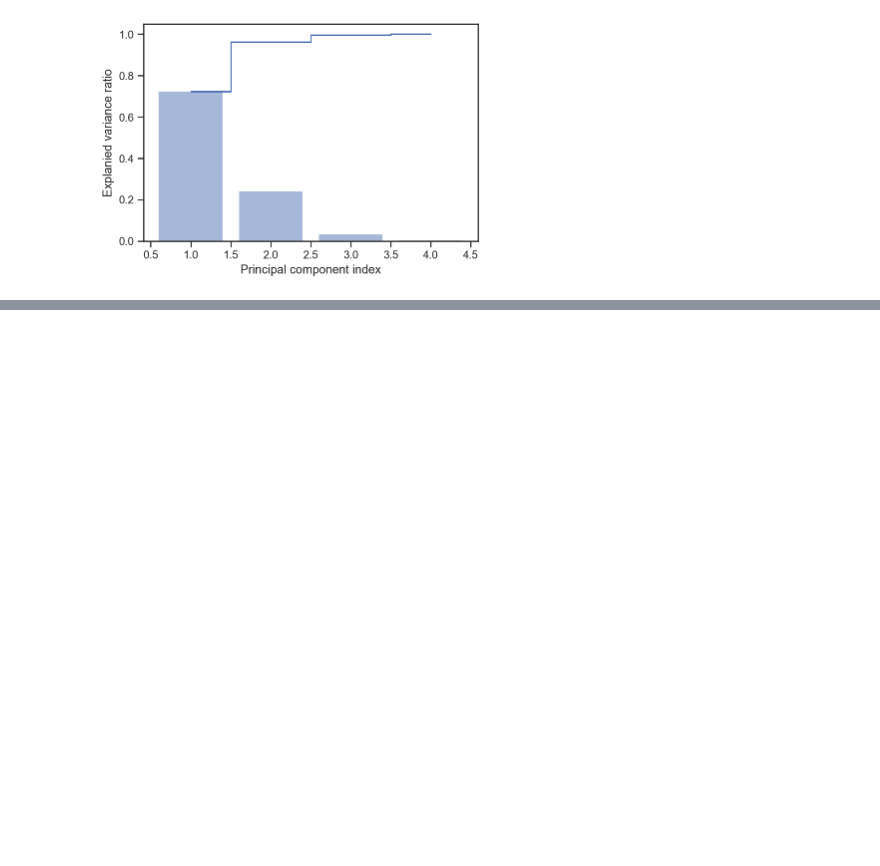
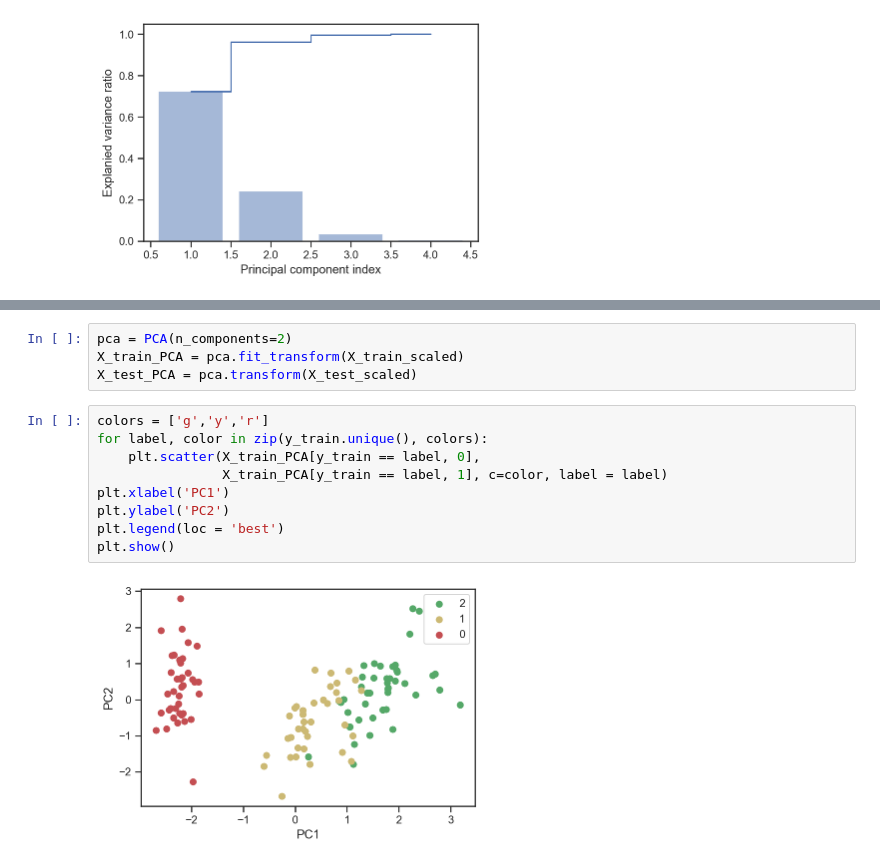
Before and after one commit to Islompulatov/strive_exer_ai_feb22, a Jupyter notebook: Chapter 02/05. PCA and LDA/01_IRIS_PCA.ipynb, the cells around one changed output, grey strips where cells are left out. Saved outputs shown, nothing was run; the diff lists cells and outputs as text; blank space fills up the shorter version.

```diff
--- a/Chapter 02/05. PCA and LDA/01_IRIS_PCA.ipynb
+++ b/Chapter 02/05. PCA and LDA/01_IRIS_PCA.ipynb
@@ -301,0 +307,15 @@ IndexError: only integers, slices (`:`), ellipsis (`...`), numpy.newaxis (`None`
+# %%
+pca = PCA(n_components=2)
+X_train_PCA = pca.fit_transform(X_train_scaled)
+X_test_PCA = pca.transform(X_test_scaled)
+# %%
+colors = ['g','y','r']
+for label, color in zip(y_train.unique(), colors):
+    plt.scatter(X_train_PCA[y_train == label, 0],
+                X_train_PCA[y_train == label, 1], c=color, label = label)
+plt.xlabel('PC1')
+plt.ylabel('PC2')
+plt.legend(loc = 'best')
+plt.show()
+# %% [output]
+[figure, added]
```
Also changed, not shown: parts of 8 cells of this notebook.
